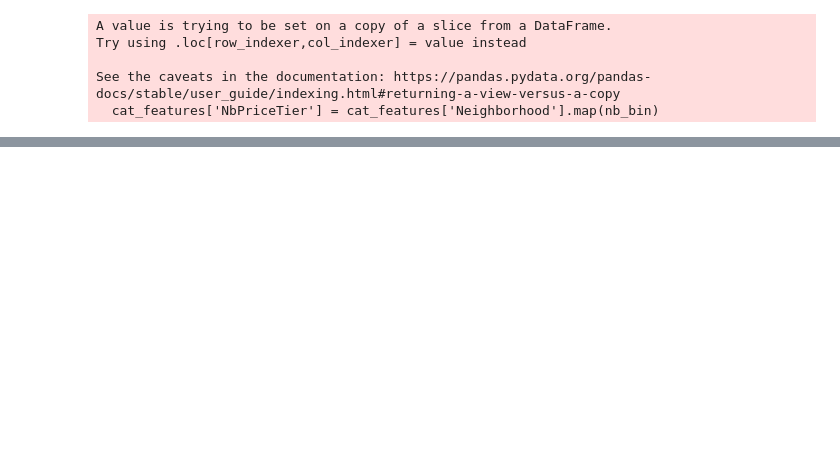
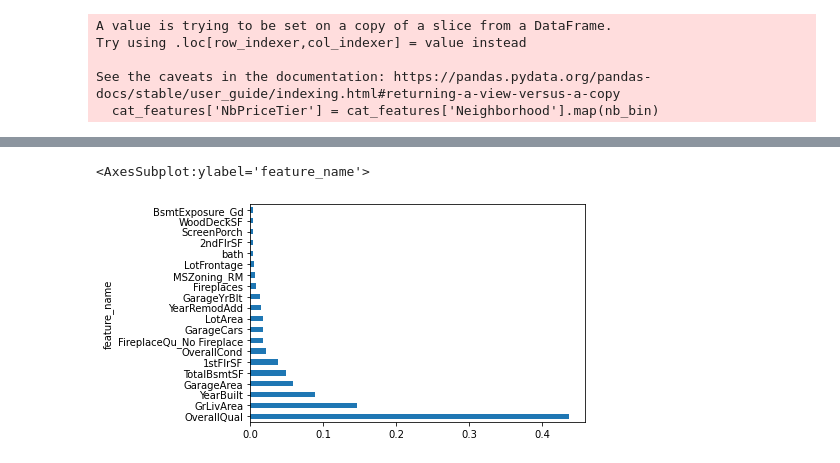
Before and after one commit to qwang27/Ames_Housing_ML, a Jupyter notebook: GBM.ipynb, the cells around one changed output, grey strips where cells are left out. Saved outputs shown, nothing was run; the diff lists cells and outputs as text; code cells hidden in the pictures; blank space fills up the shorter version.

```diff
--- a/GBM.ipynb
+++ b/GBM.ipynb
@@ -206,0 +202,12 @@ The best test score is 0.01 at the step 21
+# %%
+
+from sklearn.model_selection import train_test_split
+from sklearn.metrics import mean_squared_error
+X_train_log, X_test_log, Y_train_log, \
+Y_test_log = train_test_split(X, logy, test_size = 0.3, random_state = 0)
+
+learning_rate = 0.089
+max_depth = 4
+gbm = GradientBoostingRegressor(
+    learning_rate = learning_rate, n_estimators = 10000, max_depth = 4)
+gbm.fit(X_train_log, Y_train_log)
@@ -206,0 +229,5 @@ The best test score is 0.01 at the step 21
+# %%
+sorted_importances = sorted(zip(X_train_log.columns, gbm.feature_importances_),
+                             key = lambda t:t[1], reverse = True)
+sorted_importances20 = sorted_importances[:20]
+sorted_importances
@@ -206,0 +252,7 @@ The best test score is 0.01 at the step 21
+# %%
+a,b = zip(*sorted_importances20)
+pd.DataFrame({'feature_name':a, 'importance_score':b})   \
+            .plot.barh(x = 'feature_name', y = 'importance_score', legend = None)
+# %% [output]
+<AxesSubplot:ylabel='feature_name'>
+[figure, added]
```
Also changed, not shown: parts of 28 cells of this notebook, 2 other files.
